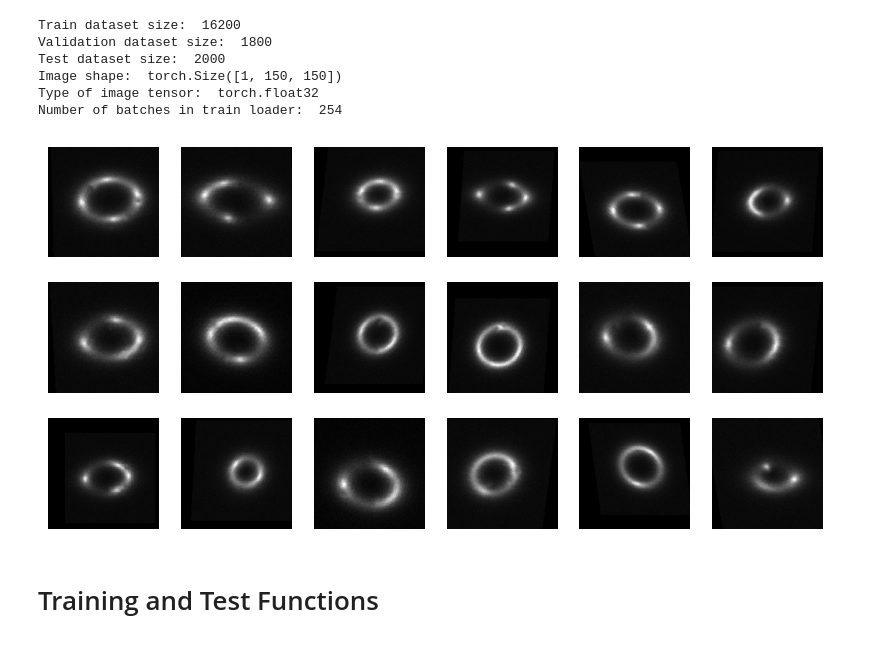
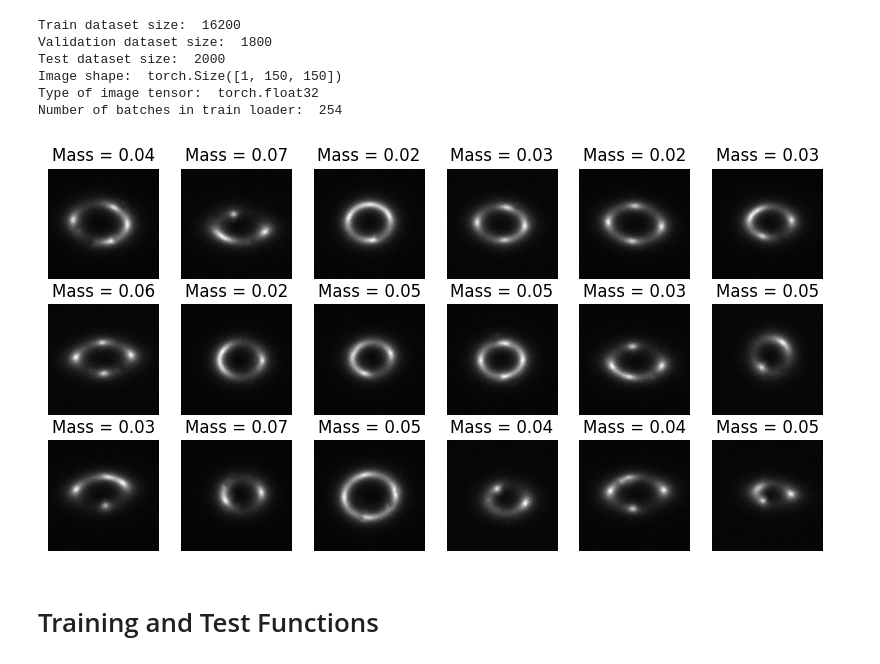
Before and after one commit to 0ssamaak0/Gravitational-Lensing-Classification-and-Mass-Estimation, a Jupyter notebook: Specific_Test_III_Learning_Mass_of_Dark_Matter_Halo.ipynb, the cells around one changed output. Drawn from its saved outputs; the diff is of its cells as text; code cells hidden in the pictures.

Commit message:
input images added

```diff
--- a/Specific_Test_III_Learning_Mass_of_Dark_Matter_Halo.ipynb
+++ b/Specific_Test_III_Learning_Mass_of_Dark_Matter_Halo.ipynb
@@ -133,12 +133,13 @@ Number of batches in train loader:  254
 # %%
 # plot some images
 fig, axes = plt.subplots(3, 6, figsize=(10, 5))
 for i, ax in enumerate(axes.flat):
-    rand = torch.randint(0, len(train_dataset), (1,)).item()
-    ax.imshow(train_dataset[rand][0].permute(1,2,0), cmap='gray')
-    ax.axis('off')
+    rand = torch.randint(0, len(train_dataset), (1,)).item();
+    ax.imshow(train_dataset[rand][0].permute(1,2,0), cmap='gray');
+    ax.set_title(f"Mass = {train_dataset[rand][1]:.2f}");
+    ax.axis('off');
 # %% [output]
-[figure, old version]
+[figure, new version]
 # %% [markdown]
 # Training and Test Functions
 # %%
```
Also changed, not shown: parts of 1 cell of this notebook, 3 other files.
